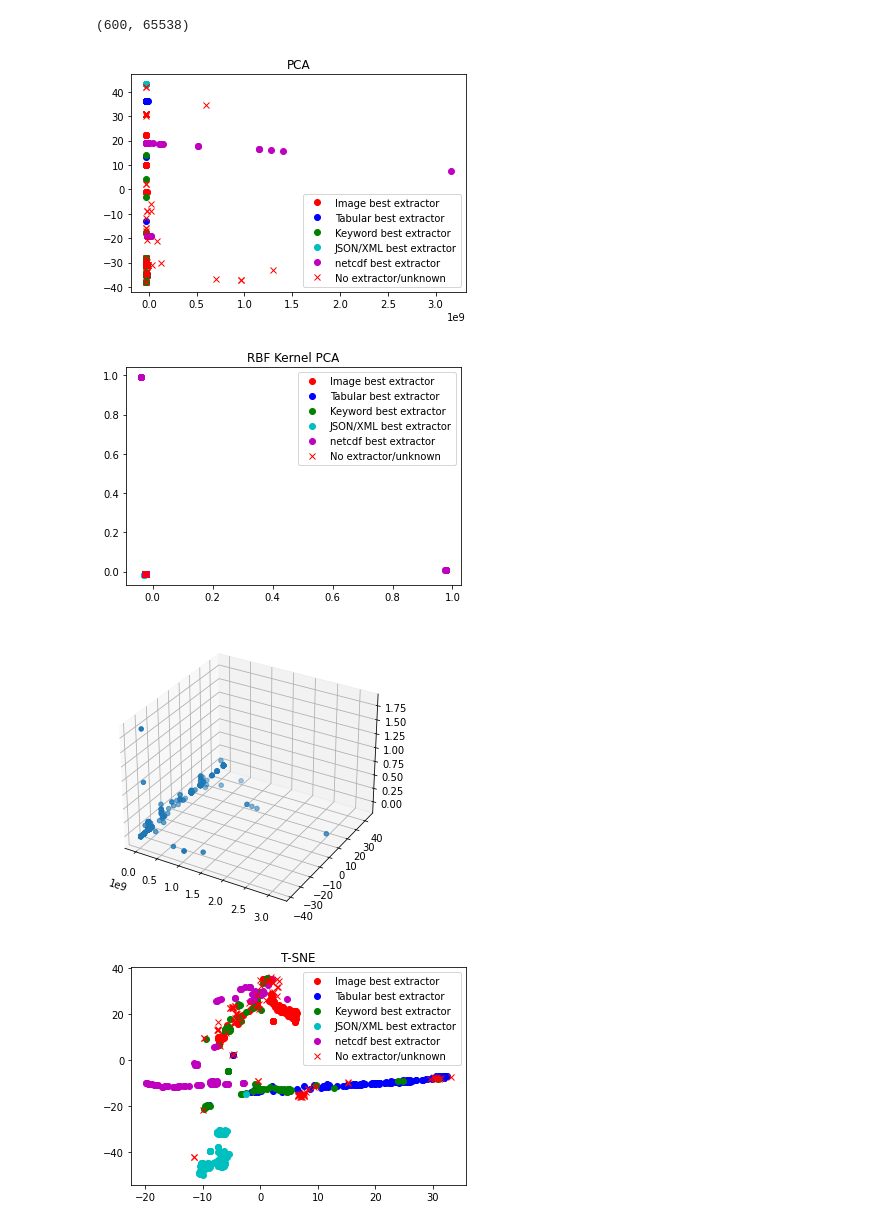
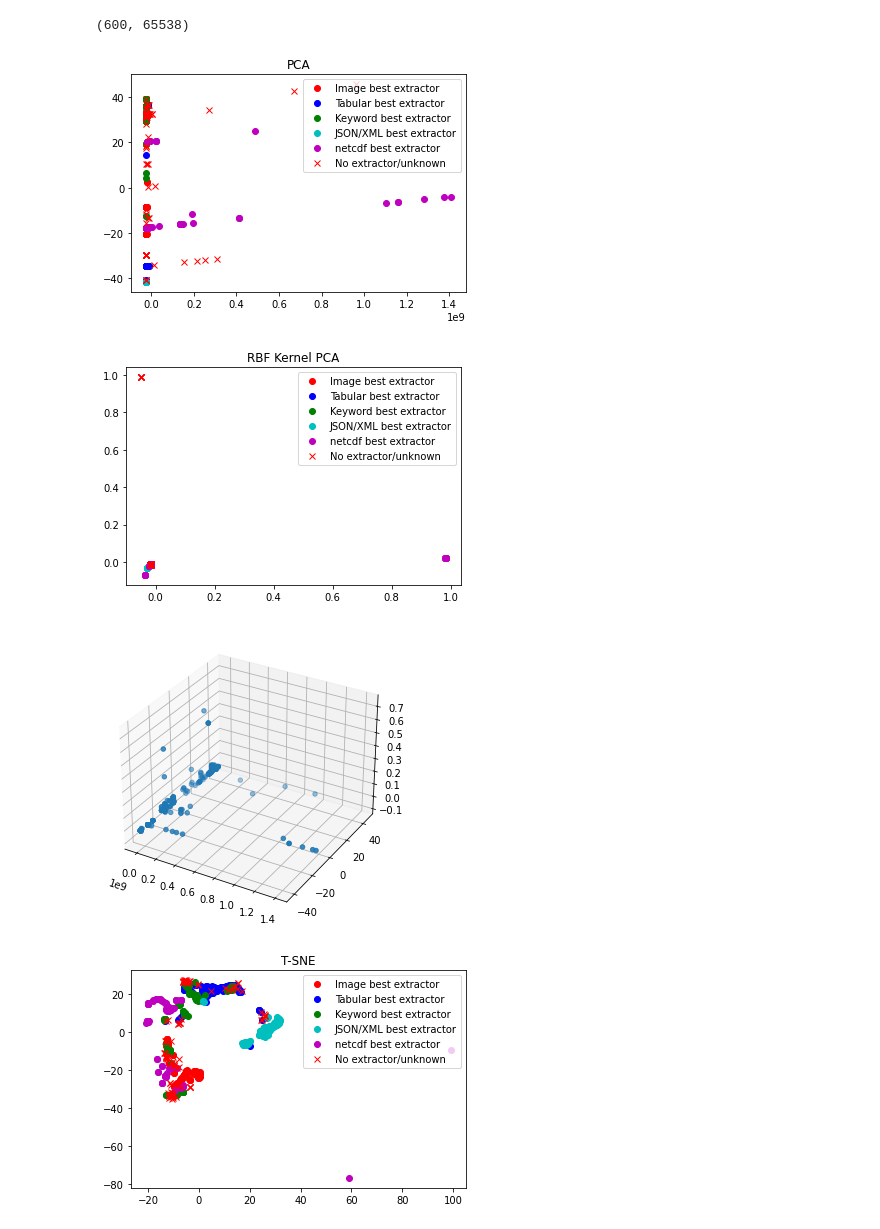
Before and after one commit to xtracthub/MetaDataExtractionModel, a Jupyter notebook: subdataset/subsetAnalysis7.ipynb, the cells around one changed output. Cells and saved outputs as stored; diff of their text form; code cells hidden in the pictures.

```diff
--- a/subdataset/subsetAnalysis7.ipynb
+++ b/subdataset/subsetAnalysis7.ipynb
@@ -18,7 +19,7 @@ from sklearn.manifold import TSNE
 from sklearn.preprocessing import StandardScaler
 from sklearn.pipeline import Pipeline
 # %%
-with open('gathered_data_appended_1MB_v2.pkl', "rb") as fp:
+with open('gathered_data_distr/sample1/byte_distr_sample_256KB_v1.pkl', "rb") as fp:
     dataset = pickle.load(fp)
 print(len(dataset)) # dataset is a list containing three lists of file data(Images, Tabular, and Text data)
 # %% [output]
@@ -175,18 +231,18 @@ twogram_kpca = kpca.fit_transform(two_grams_total_dataset)
 plot_extractors_against_feature_reduction(all_file_data, twogram_pca, "PCA")
 plot_extractors_against_feature_reduction(all_file_data, twogram_kpca, "RBF Kernel PCA")
 # %% [output]
-[figure, old version]
+[figure, new version]
-[figure, old version]
+[figure, new version]
 # %%
 pca_3 = PCA(n_components=3)
-twogram_pca_3 = pca.fit_transform(two_grams_total_dataset)
+twogram_pca_3 = pca_3.fit_transform(two_grams_total_dataset)
 
 fig = plt.figure()
 ax = Axes3D(fig)
 ax.scatter(twogram_pca_3[:,0], twogram_pca_3[:,1], twogram_pca_3[:,2])
 plt.show()
 # %% [output]
-[figure, old version]
+[figure, new version]
 # %%
 sc = StandardScaler()
 pca = PCA(n_components=50)
@@ -201,7 +257,7 @@ tsne_after_pca = Pipeline([
 two_grams_tsne = tsne_after_pca.fit_transform(two_grams_total_dataset)
 plot_extractors_against_feature_reduction(all_file_data, two_grams_tsne, "T-SNE")
 # %% [output]
-[figure, old version]
+[figure, new version]
 # %%
 dendro2gram = sch.dendrogram(sch.linkage(two_grams_total_dataset, method='ward'))
 # %% [output]
```
Also changed, not shown: parts of 12 cells of this notebook, 3 other files.
